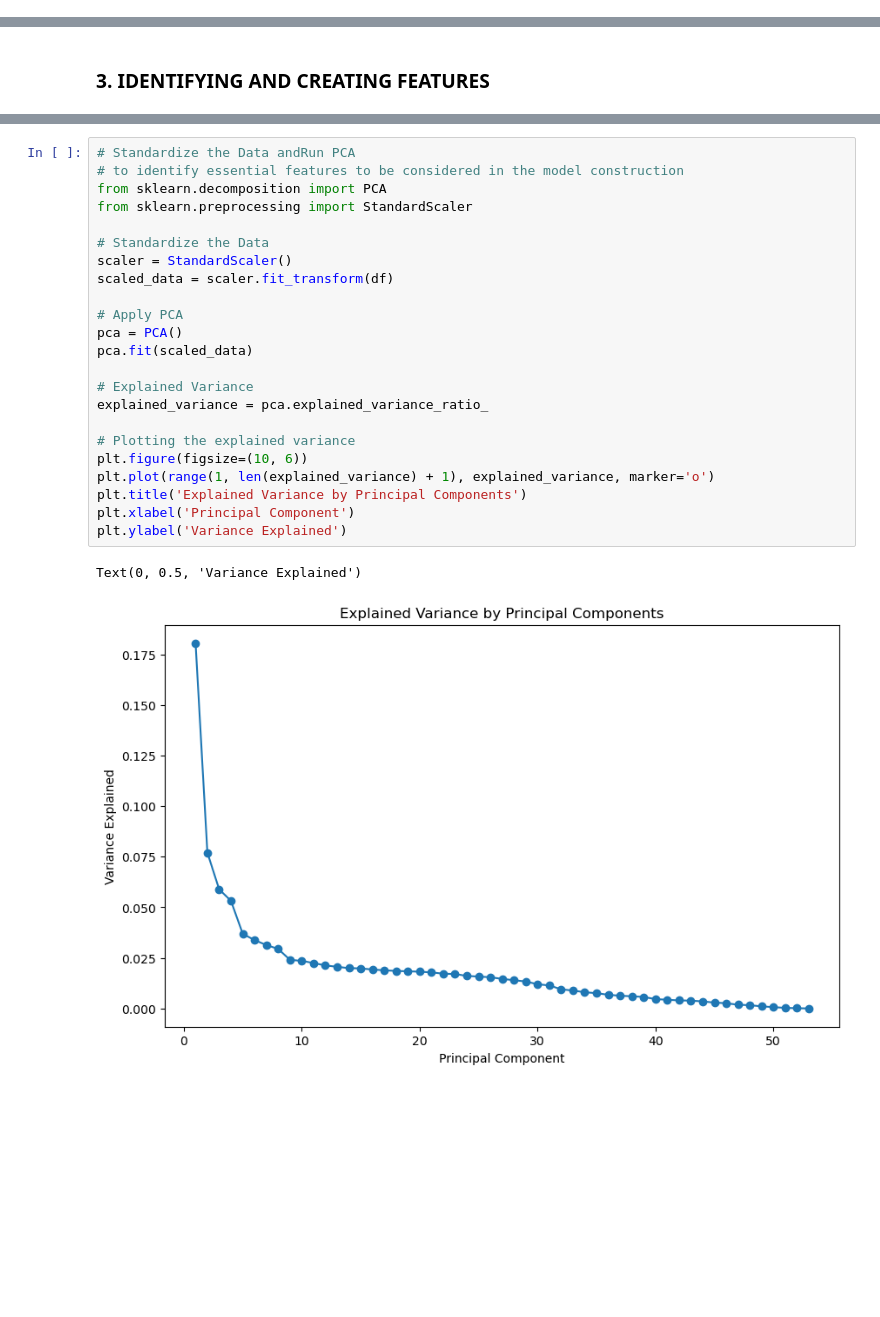
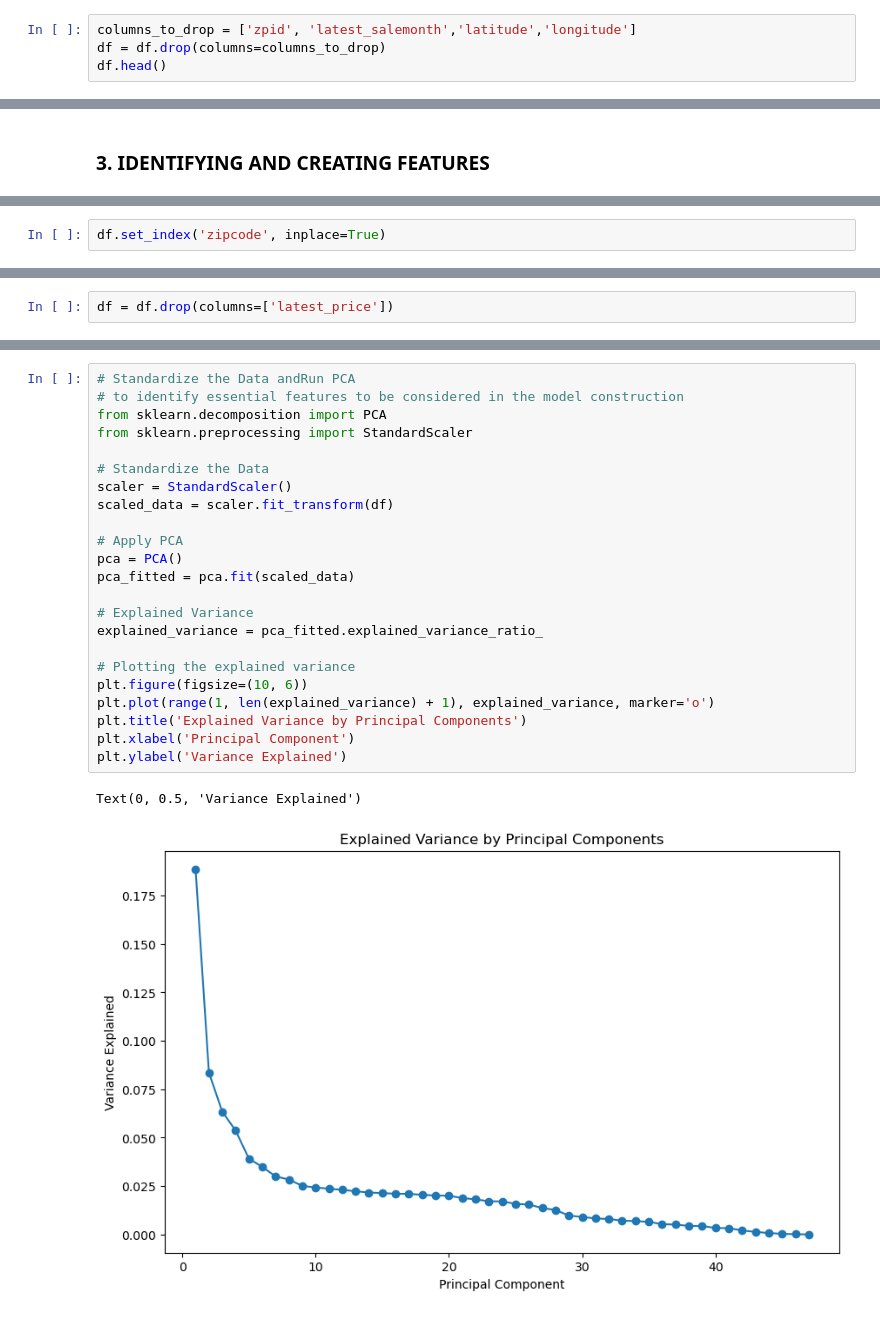
Before and after one commit to ammanuelfw/my_dsbc_projects_git, a Jupyter notebook: 02_Capstone_two_Austin_Real_Estate_Price/02_Notebooks/02_Capstone_two_Austin_Real_estate_pricing_EDA_AFW.ipynb, the cells around one changed output, grey strips where cells are left out. Cells and saved outputs as stored; diff of their text form; blank space fills up the shorter version.

```diff
--- a/02_Capstone_two_Austin_Real_Estate_Price/02_Notebooks/02_Capstone_two_Austin_Real_estate_pricing_EDA_AFW.ipynb
+++ b/02_Capstone_two_Austin_Real_Estate_Price/02_Notebooks/02_Capstone_two_Austin_Real_estate_pricing_EDA_AFW.ipynb
@@ -89,3 +89,7 @@ Data columns (total 53 columns):
  52  income_ave                                 14733 non-null  float64
 dtypes: bool(8), float64(44), int64(1)
 memory usage: 5.2 MB
+# %%
+columns_to_drop = ['zpid', 'latest_salemonth','latitude','longitude']
+df = df.drop(columns=columns_to_drop)
+df.head()
@@ -172,0 +258,2 @@ plt.yticks(rotation=0);
+# %%
+df.set_index('zipcode', inplace=True)
@@ -172,0 +282,2 @@ plt.yticks(rotation=0);
+# %%
+df = df.drop(columns=['latest_price'])
@@ -173,29 +288,29 @@ plt.yticks(rotation=0);
 # %%
 # Standardize the Data andRun PCA
 # to identify essential features to be considered in the model construction
 from sklearn.decomposition import PCA
 from sklearn.preprocessing import StandardScaler
 
 # Standardize the Data
 scaler = StandardScaler()
 scaled_data = scaler.fit_transform(df)
 
 # Apply PCA
 pca = PCA()
-pca.fit(scaled_data)
+pca_fitted = pca.fit(scaled_data)
 
 # Explained Variance
-explained_variance = pca.explained_variance_ratio_
+explained_variance = pca_fitted.explained_variance_ratio_
 
 # Plotting the explained variance
 plt.figure(figsize=(10, 6))
 plt.plot(range(1, len(explained_variance) + 1), explained_variance, marker='o')
 plt.title('Explained Variance by Principal Components')
 plt.xlabel('Principal Component')
 plt.ylabel('Variance Explained')
 # %% [output]
 Text(0, 0.5, 'Variance Explained')
-[figure, old version]
+[figure, new version]
 # %%
 scaled_data.shape
 # %% [output]
```
Also changed, not shown: parts of 37 cells of this notebook.
